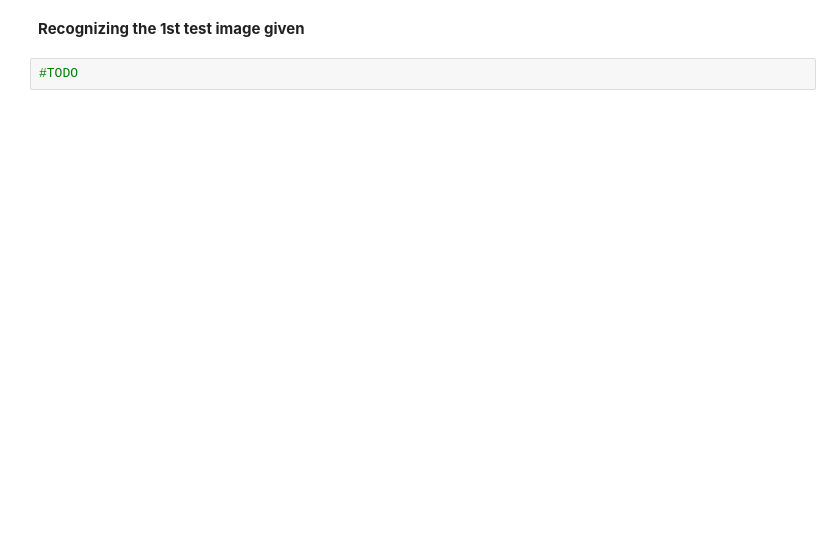
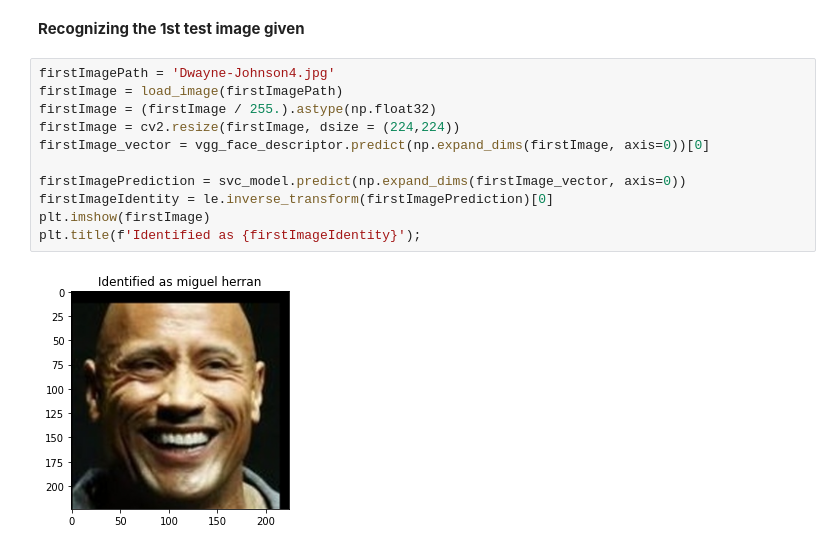
Before and after one commit to SelvamRaju/Advanced-Computer-Vision, a Jupyter notebook: Advanced_Computer_Vision_Part_2.ipynb, the cells around one changed output. Drawn from its saved outputs; the diff is of its cells as text; blank space fills up the shorter version.

```diff
--- a/Advanced_Computer_Vision_Part_2.ipynb
+++ b/Advanced_Computer_Vision_Part_2.ipynb
@@ -428,4 +424,15 @@ plt.title(f'Identified as {example_identity}');
 # %% [markdown]
 **Recognizing the 1st test image given**
-# %%
-#TODO
+# %%
+firstImagePath = 'Dwayne-Johnson4.jpg'
+firstImage = load_image(firstImagePath)
+firstImage = (firstImage / 255.).astype(np.float32)
+firstImage = cv2.resize(firstImage, dsize = (224,224))
+firstImage_vector = vgg_face_descriptor.predict(np.expand_dims(firstImage, axis=0))[0]
+
+firstImagePrediction = svc_model.predict(np.expand_dims(firstImage_vector, axis=0))
+firstImageIdentity = le.inverse_transform(firstImagePrediction)[0]
+plt.imshow(firstImage)
+plt.title(f'Identified as {firstImageIdentity}');
+# %% [output]
+[figure, added]
```
Also changed, not shown: parts of 9 cells of this notebook.
